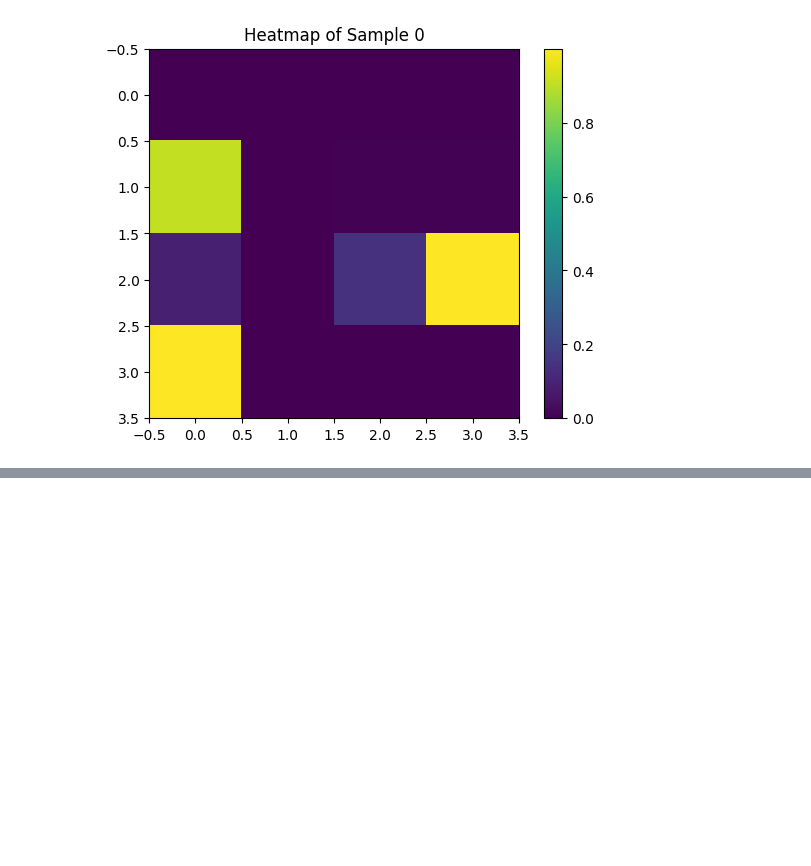
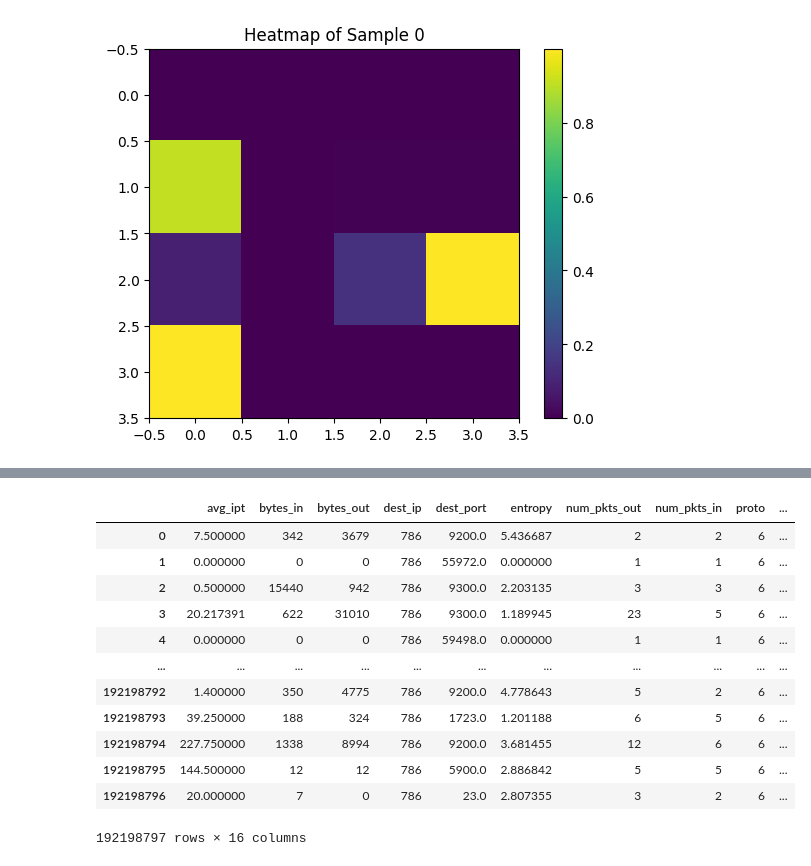
Before and after one commit to BabinRV/Dissertation, a Jupyter notebook: Dissertation_TD_and_IR.ipynb, the cells around one changed output, grey strips where cells are left out. Drawn from its saved outputs; the diff is of its cells as text; code cells hidden in the pictures; blank space fills up the shorter version.

```diff
--- a/Dissertation_TD_and_IR.ipynb
+++ b/Dissertation_TD_and_IR.ipynb
@@ -199,0 +236,20 @@ d.to_csv('/content/drive/My Drive/full_dataset.csv', index=False)
+# %%
+fulldata['label'] = fulldata['label'].replace('benign', 0.0)
+fulldata['label'] = fulldata['label'].replace('outlier', 0.5)
+fulldata['label'] = fulldata['label'].replace('malicious', 1.0)
+# %%
+fulldata
+# %% [output]
+|  | avg_ipt | bytes_in | bytes_out | dest_ip | dest_port | entropy | num_pkts_out | num_pkts_in | proto | ... |
+| 0 | 7.500000 | 342 | 3679 | 786 | 9200.0 | 5.436687 | 2 | 2 | 6 | ... |
+| 1 | 0.000000 | 0 | 0 | 786 | 55972.0 | 0.000000 | 1 | 1 | 6 | ... |
+| 2 | 0.500000 | 15440 | 942 | 786 | 9300.0 | 2.203135 | 3 | 3 | 6 | ... |
+| 3 | 20.217391 | 622 | 31010 | 786 | 9300.0 | 1.189945 | 23 | 5 | 6 | ... |
+| 4 | 0.000000 | 0 | 0 | 786 | 59498.0 | 0.000000 | 1 | 1 | 6 | ... |
+| ... | ... | ... | ... | ... | ... | ... | ... | ... | ... | ... |
+| 192198792 | 1.400000 | 350 | 4775 | 786 | 9200.0 | 4.778643 | 5 | 2 | 6 | ... |
+| 192198793 | 39.250000 | 188 | 324 | 786 | 1723.0 | 1.201188 | 6 | 5 | 6 | ... |
+| 192198794 | 227.750000 | 1338 | 8994 | 786 | 9200.0 | 3.681455 | 12 | 6 | 6 | ... |
+| 192198795 | 144.500000 | 12 | 12 | 786 | 5900.0 | 2.886842 | 5 | 5 | 6 | ... |
+| 192198796 | 20.000000 | 7 | 0 | 786 | 23.0 | 2.807355 | 3 | 2 | 6 | ... |
+192198797 rows × 16 columns
```
Also changed, not shown: parts of 3 cells of this notebook.
